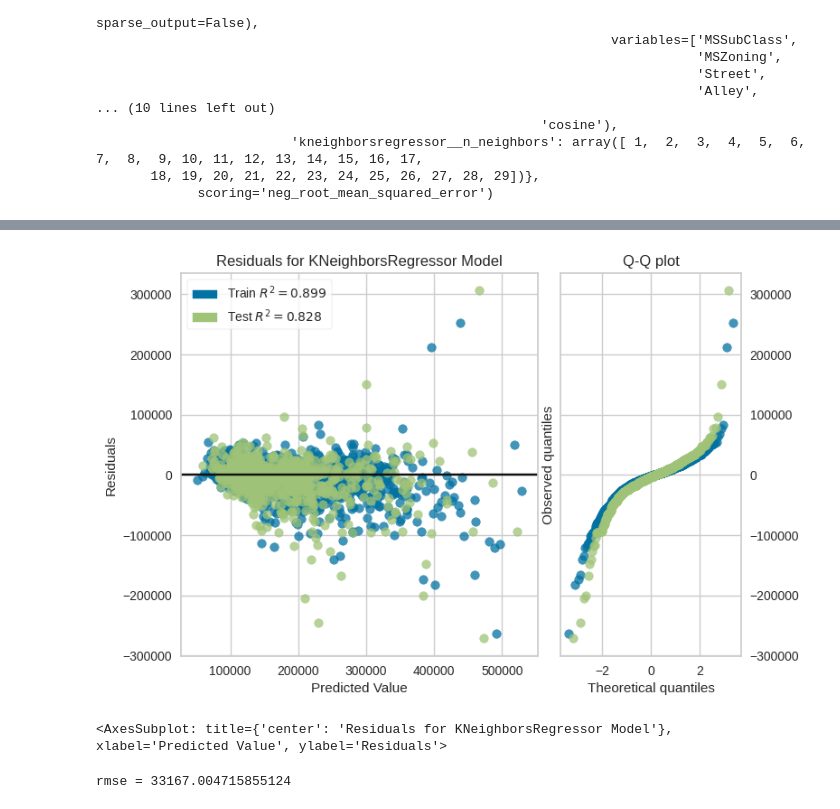
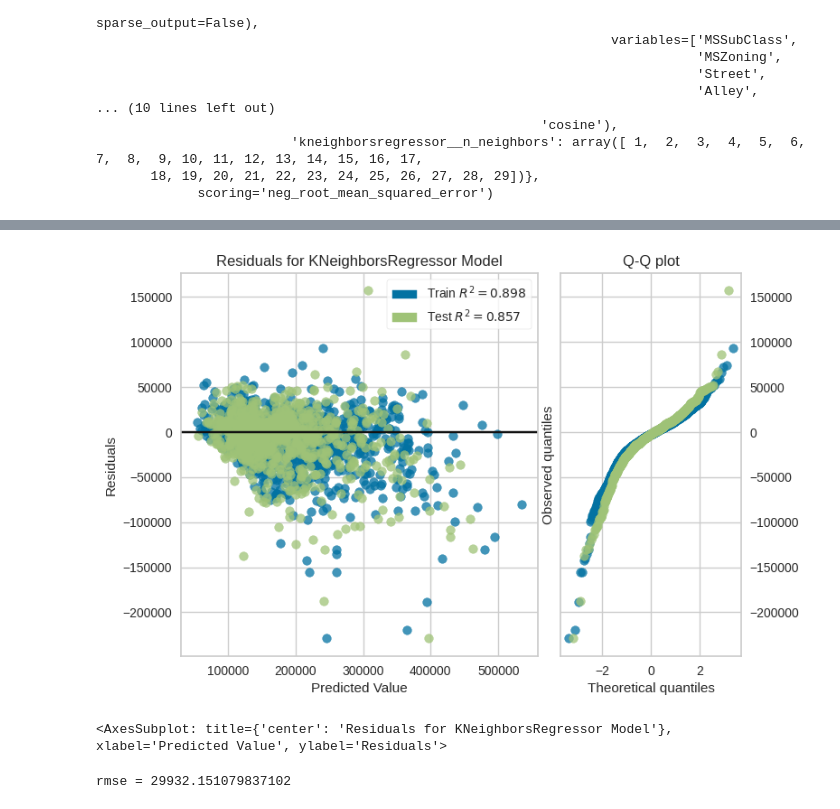
Before and after one commit to blakeb211/ames-housing, a Jupyter notebook: model_knn.ipynb, the cells around one changed output, grey strips where cells are left out. Cells and saved outputs as stored; diff of their text form; code cells hidden in the pictures.

```diff
--- a/model_knn.ipynb
+++ b/model_knn.ipynb
@@ -61,13 +61,13 @@ viz.show()
 <AxesSubplot: title={'center': 'Validation Curve for KNeighborsRegressor'}, xlabel='kneighborsregressor__n_neighbors', ylabel='score'>
 # %%
 pipe_final = make_pipeline(std_scaler, OH_encoder, KNeighborsRegressor(
-    metric='cityblock', n_neighbors=6, n_jobs=3))
+    metric='cityblock', n_neighbors=7, n_jobs=3))
 visualizer = ResidualsPlot(pipe_final, hist=False, qqplot=True)
 visualizer.fit(X_train, y_train)
 visualizer.score(X_test, y_test)
 visualizer.show()
 # %% [output]
-[figure, old version]
+[figure, new version]
 <AxesSubplot: title={'center': 'Residuals for KNeighborsRegressor Model'}, xlabel='Predicted Value', ylabel='Residuals'>
 # %%
 rmse_test = mean_squared_error(
@@ -75,5 +75,5 @@ rmse_test = mean_squared_error(
 print(f"rmse = {rmse_test}")
 # The cityblock metric reduces the rmse compared to the default minkowski metric
 # %% [output]
-rmse = 33167.004715855124
+rmse = 29932.151079837102
 # %%
```
Also changed, not shown: parts of 3 cells of this notebook, 13 other files.
